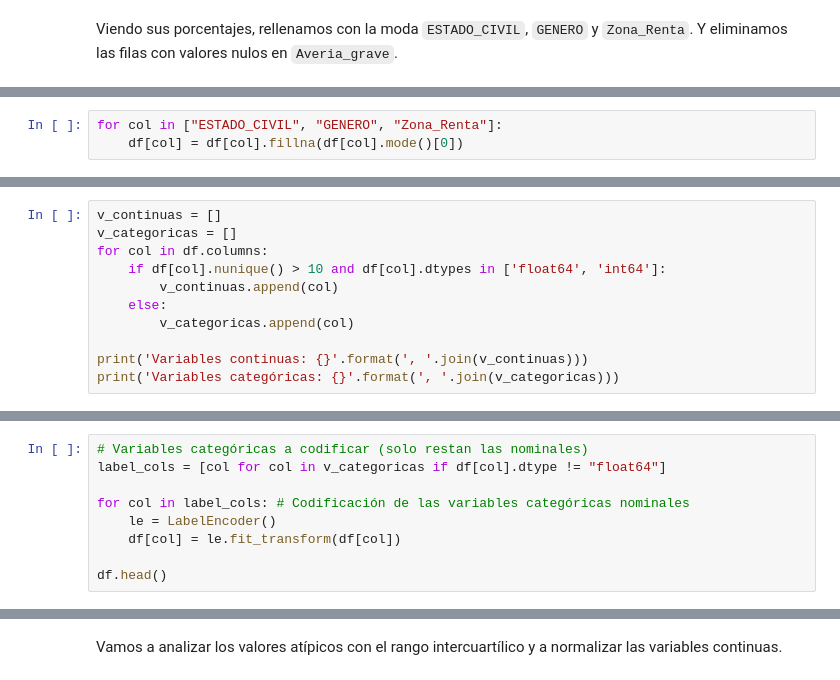
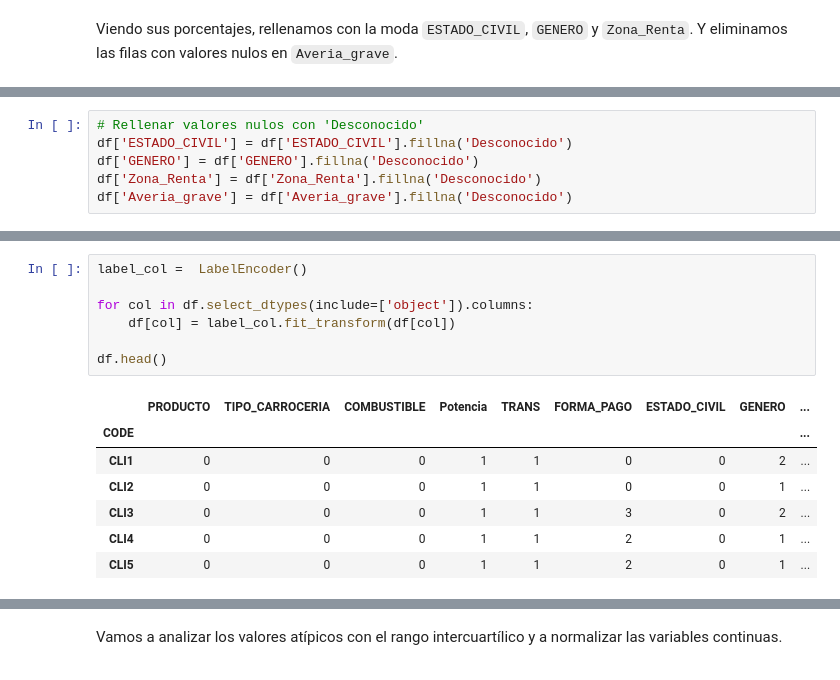
Before and after one commit to Nachosanchezz/ia_trabajos, a Jupyter notebook: notebooks/02_procesamiento.ipynb, the cells around one changed output, grey strips where cells are left out. Drawn from its saved outputs; the diff is of its cells as text.

```diff
--- a/notebooks/02_procesamiento.ipynb
+++ b/notebooks/02_procesamiento.ipynb
@@ -166,3 +153,0 @@ df.dropna(subset=['Averia_grave'], inplace=True) # Eliminamos las filas con valo
-# %%
-for col in ["ESTADO_CIVIL", "GENERO", "Zona_Renta"]:
-    df[col] = df[col].fillna(df[col].mode()[0])
@@ -171,11 +153,0 @@ for col in ["ESTADO_CIVIL", "GENERO", "Zona_Renta"]:
-# %%
-v_continuas = []
-v_categoricas = []
-for col in df.columns:
-    if df[col].nunique() > 10 and df[col].dtypes in ['float64', 'int64']:
-        v_continuas.append(col)
-    else:
-        v_categoricas.append(col)
-
-print('Variables continuas: {}'.format(', '.join(v_continuas)))
-print('Variables categóricas: {}'.format(', '.join(v_categoricas)))
@@ -194,0 +154,6 @@ df[v_categoricas].describe()
+# %%
+# Rellenar valores nulos con 'Desconocido'
+df['ESTADO_CIVIL'] = df['ESTADO_CIVIL'].fillna('Desconocido')
+df['GENERO'] = df['GENERO'].fillna('Desconocido')
+df['Zona_Renta'] = df['Zona_Renta'].fillna('Desconocido')
+df['Averia_grave'] = df['Averia_grave'].fillna('Desconocido')
@@ -198,9 +182,0 @@ A continuación, vamos a codificar las variables categóricas en numéricas. Par
-# %%
-# Variables categóricas a codificar (solo restan las nominales)
-label_cols = [col for col in v_categoricas if df[col].dtype != "float64"]
-
-for col in label_cols: # Codificación de las variables categóricas nominales
-    le = LabelEncoder()
-    df[col] = le.fit_transform(df[col])
-
-df.head()
@@ -228,0 +183,15 @@ df[v_continuas].describe()
+# %%
+label_col =  LabelEncoder()
+
+for col in df.select_dtypes(include=['object']).columns:
+    df[col] = label_col.fit_transform(df[col])
+
+df.head()
+# %% [output]
+|  | PRODUCTO | TIPO_CARROCERIA | COMBUSTIBLE | Potencia | TRANS | FORMA_PAGO | ESTADO_CIVIL | GENERO | ... |
+| CODE |  |  |  |  |  |  |  |  | ... |
+| CLI1 | 0 | 0 | 0 | 1 | 1 | 0 | 0 | 2 | ... |
+| CLI2 | 0 | 0 | 0 | 1 | 1 | 0 | 0 | 1 | ... |
+| CLI3 | 0 | 0 | 0 | 1 | 1 | 3 | 0 | 2 | ... |
+| CLI4 | 0 | 0 | 0 | 1 | 1 | 2 | 0 | 1 | ... |
+| CLI5 | 0 | 0 | 0 | 1 | 1 | 2 | 0 | 1 | ... |
```
Also changed, not shown: parts of 18 cells of this notebook, 1 other file.
